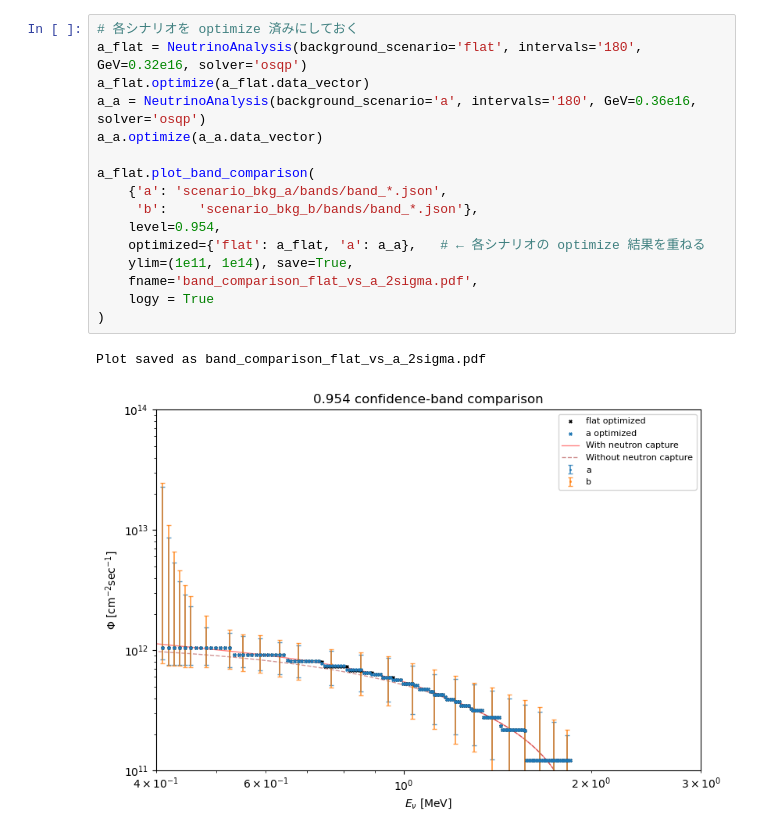
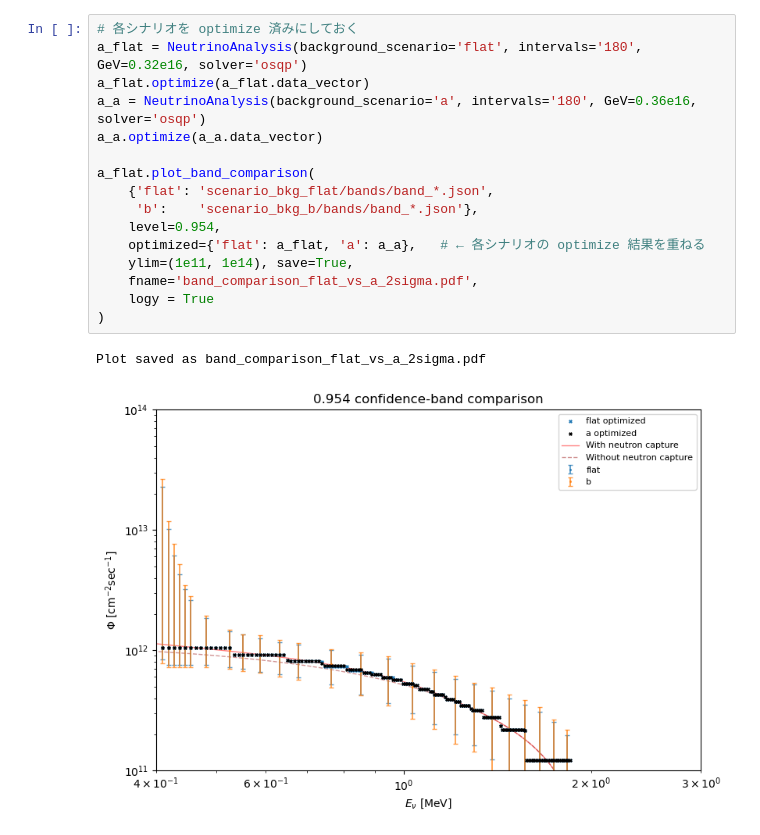
Before and after one commit to kyphys-creator/neutrinoAnalysis, a Jupyter notebook: comparison.ipynb, the cells around one changed output. Drawn from its saved outputs; the diff is of its cells as text.

```diff
--- a/comparison.ipynb
+++ b/comparison.ipynb
@@ -54,19 +54,19 @@ Plot saved as band_comparison_flat_vs_a_2sigma.pdf
 # %%
 # 各シナリオを optimize 済みにしておく
 a_flat = NeutrinoAnalysis(background_scenario='flat', intervals='180', GeV=0.32e16, solver='osqp')
 a_flat.optimize(a_flat.data_vector)
 a_a = NeutrinoAnalysis(background_scenario='a', intervals='180', GeV=0.36e16, solver='osqp')
 a_a.optimize(a_a.data_vector)
 
 a_flat.plot_band_comparison(
-    {'a': 'scenario_bkg_a/bands/band_*.json',
+    {'flat': 'scenario_bkg_flat/bands/band_*.json',
      'b':    'scenario_bkg_b/bands/band_*.json'},
     level=0.954,
     optimized={'flat': a_flat, 'a': a_a},   # ← 各シナリオの optimize 結果を重ねる
     ylim=(1e11, 1e14), save=True,
     fname='band_comparison_flat_vs_a_2sigma.pdf',
     logy = True
 )
 # %% [output]
 Plot saved as band_comparison_flat_vs_a_2sigma.pdf
-[figure, old version]
+[figure, new version]
```
Also changed, not shown: parts of 3 cells of this notebook, 21 other files.
